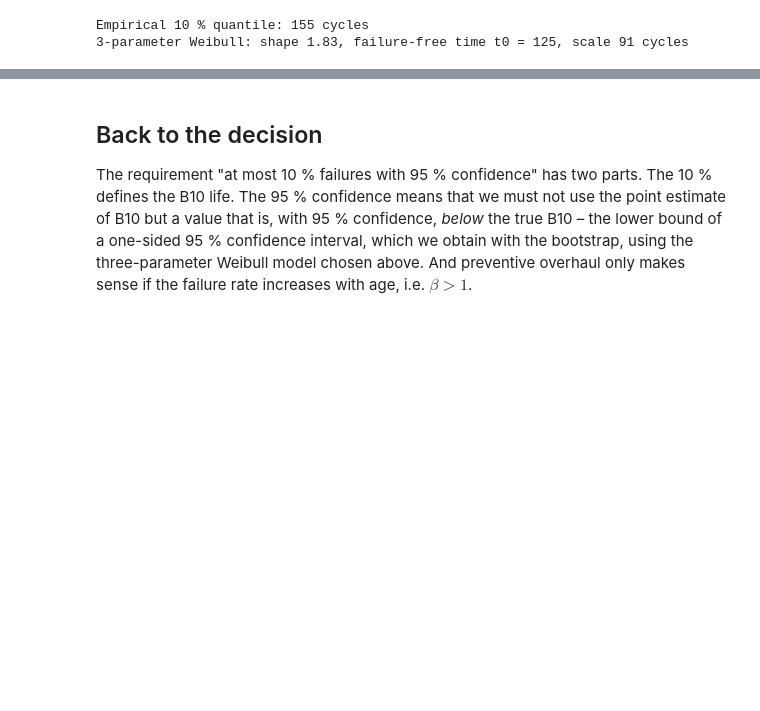
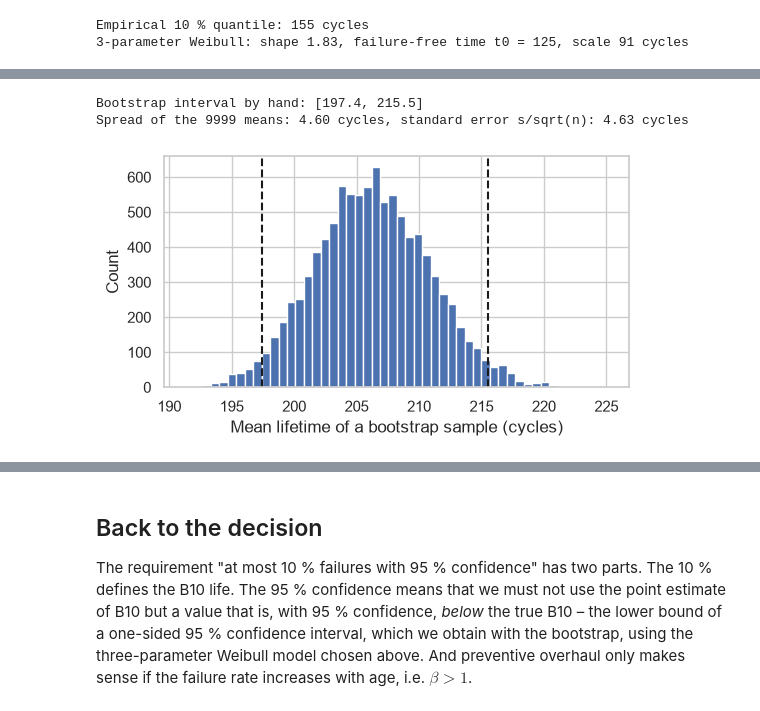
Before and after one commit to profweber/datascience, a Jupyter notebook: notebooks/03-uncertainty.ipynb, the cells around one changed output, grey strips where cells are left out. Cells and saved outputs as stored; diff of their text form; code cells hidden in the pictures; blank space fills up the shorter version.

Commit message:
reworks chapter 3

```diff
--- a/notebooks/03-uncertainty.ipynb
+++ b/notebooks/03-uncertainty.ipynb
@@ -171,2 +192,21 @@ C-MAPSS (*Commercial Modular Aero-Propulsion System Simulation*) is a NASA simul
+# %%
+#| code-fold: false
+# Download helper, as in Chapter 2
+from pathlib import Path
+import requests
+
+DATA = Path("data")
+DATA.mkdir(exist_ok=True)                         # create the folder ./data if it does not exist
+
+def download(url, fname=None):
+    """Download a file once and cache it in ./data."""
+    if fname is None:                             # no file name given:
+        fname = url.split("/")[-1]                # use the last part of the URL
+    path = DATA / fname                           # "/" joins folder and file name
+    if not path.exists():                         # download only if not cached yet
+        r = requests.get(url, timeout=300)        # give up after 300 s without response
+        r.raise_for_status()                      # stop with an error if the download failed
+        path.write_bytes(r.content)               # open, write and close the file in one step
+    return path
 # %%
 #| code-fold: false
@@ -355,0 +397,19 @@ bootstrap interval: [197.9 215.8]
+# %%
+#| code-fold: false
+rng = np.random.default_rng(0)                            # random generator with fixed seed
+boot_means = [rng.choice(lifetimes.values, size=n, replace=True).mean()  # n engines, drawn with replacement
+              for _ in range(9999)]                       # ... in 9999 bootstrap samples
+lo_b, hi_b = np.percentile(boot_means, [2.5, 97.5])       # middle 95 % of the 9999 means
+print(f"Bootstrap interval by hand: [{lo_b:.1f}, {hi_b:.1f}]")
+print(f"Spread of the 9999 means: {np.std(boot_means, ddof=1):.2f} cycles, standard error s/sqrt(n): {se:.2f} cycles")
+
+plt.figure(figsize=(6, 3))
+plt.hist(boot_means, bins=50)                             # the bootstrap distribution of the mean
+for v in (lo_b, hi_b):
+    plt.axvline(v, color="k", ls="--")                    # dashed lines at the interval limits
+plt.xlabel("Mean lifetime of a bootstrap sample (cycles)"); plt.ylabel("Count")
+plt.show()
+# %% [output]
+Bootstrap interval by hand: [197.4, 215.5]
+Spread of the 9999 means: 4.60 cycles, standard error s/sqrt(n): 4.63 cycles
+[figure, added]
```
Also changed, not shown: parts of 27 cells of this notebook, 48 other files.
